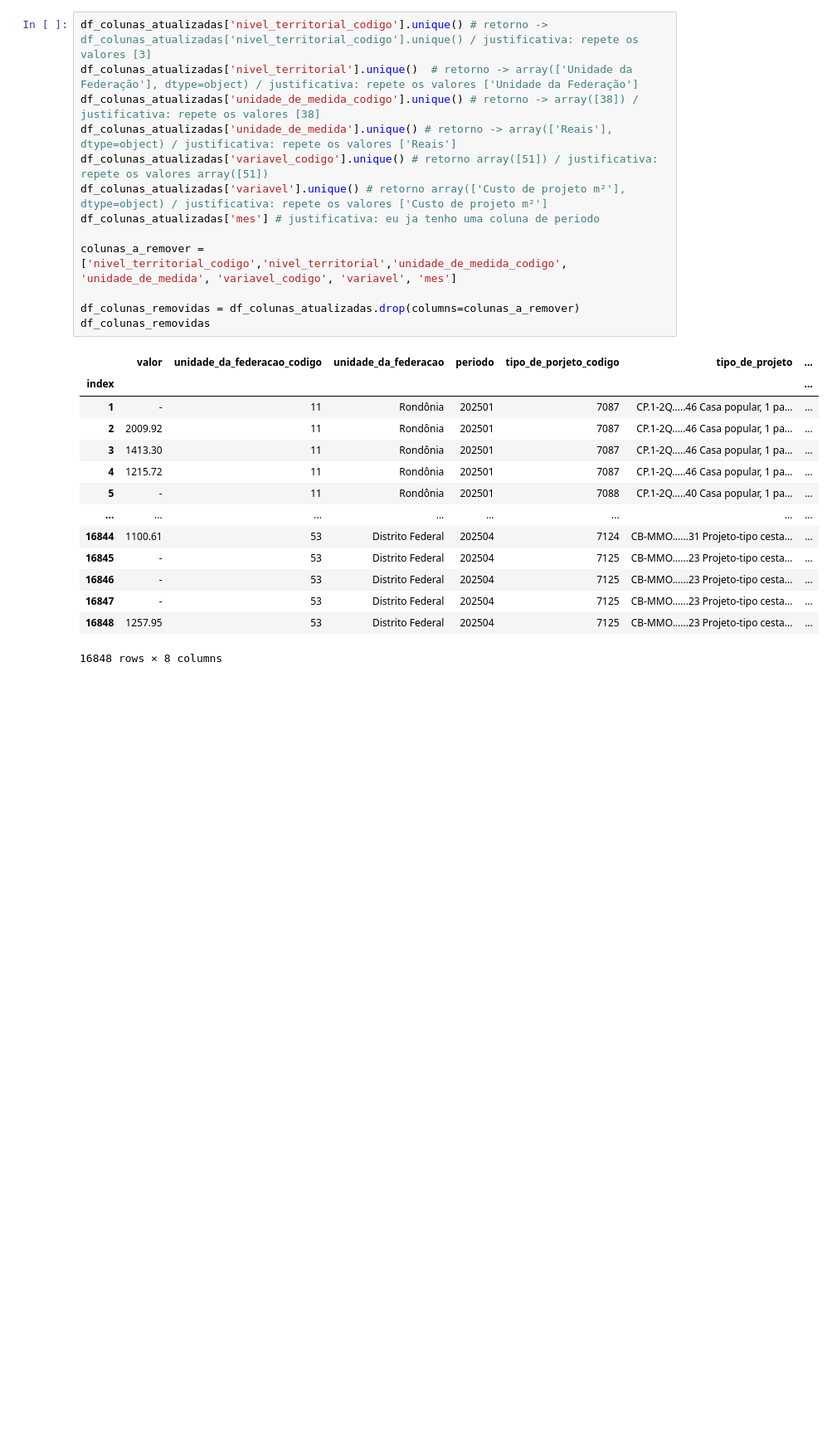
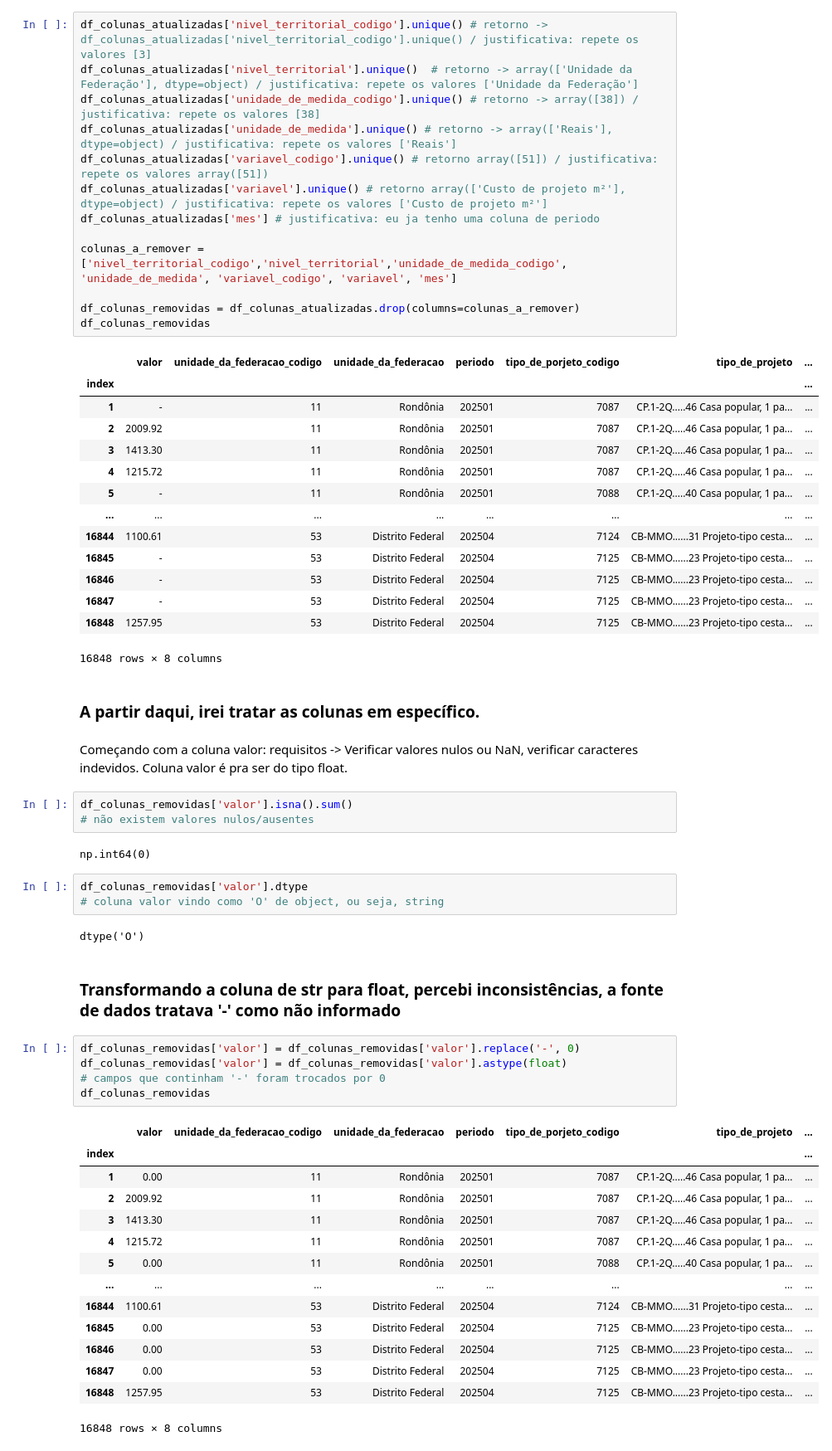
Before and after one commit to Imbob-Plataform/Sinapi-analysis, a Jupyter notebook: notebooks/01-tratamento_dados.ipynb, the cells around one changed output. Shown: that part at 83% size. Saved outputs shown, nothing was run; the diff lists cells and outputs as text; blank space fills up the shorter version.

Commit message:
feat: transformando a coluna valor

```diff
--- a/notebooks/01-tratamento_dados.ipynb
+++ b/notebooks/01-tratamento_dados.ipynb
@@ -120,3 +120,39 @@ df_colunas_removidas
 | 16847 | - | 53 | Distrito Federal | 202504 | 7125 | CB-MMO......23 Projeto-tipo cesta... | ... |
 | 16848 | 1257.95 | 53 | Distrito Federal | 202504 | 7125 | CB-MMO......23 Projeto-tipo cesta... | ... |
 16848 rows × 8 columns
+# %% [markdown]
+### A partir daqui, irei tratar as colunas em específico.
+# %% [markdown]
+Começando com a coluna valor: requisitos -> Verificar valores nulos ou NaN, verificar caracteres indevidos. Coluna valor é pra ser do tipo float.
+# %%
+df_colunas_removidas['valor'].isna().sum()
+# não existem valores nulos/ausentes
+# %% [output]
+np.int64(0)
+# %%
+df_colunas_removidas['valor'].dtype
+# coluna valor vindo como 'O' de object, ou seja, string
+# %% [output]
+dtype('O')
+# %% [markdown]
+### Transformando a coluna de str para float, percebi inconsistências, a fonte de dados tratava '-' como não informado
+# %%
+df_colunas_removidas['valor'] = df_colunas_removidas['valor'].replace('-', 0)
+df_colunas_removidas['valor'] = df_colunas_removidas['valor'].astype(float)
+# campos que continham '-' foram trocados por 0
+df_colunas_removidas
+# %% [output]
+|  | valor | unidade_da_federacao_codigo | unidade_da_federacao | periodo | tipo_de_porjeto_codigo | tipo_de_projeto | ... |
+| index |  |  |  |  |  |  | ... |
+| 1 | 0.00 | 11 | Rondônia | 202501 | 7087 | CP.1-2Q.....46 Casa popular, 1 pa... | ... |
+| 2 | 2009.92 | 11 | Rondônia | 202501 | 7087 | CP.1-2Q.....46 Casa popular, 1 pa... | ... |
+| 3 | 1413.30 | 11 | Rondônia | 202501 | 7087 | CP.1-2Q.....46 Casa popular, 1 pa... | ... |
+| 4 | 1215.72 | 11 | Rondônia | 202501 | 7087 | CP.1-2Q.....46 Casa popular, 1 pa... | ... |
+| 5 | 0.00 | 11 | Rondônia | 202501 | 7088 | CP.1-2Q.....40 Casa popular, 1 pa... | ... |
+| ... | ... | ... | ... | ... | ... | ... | ... |
+| 16844 | 1100.61 | 53 | Distrito Federal | 202504 | 7124 | CB-MMO......31 Projeto-tipo cesta... | ... |
+| 16845 | 0.00 | 53 | Distrito Federal | 202504 | 7125 | CB-MMO......23 Projeto-tipo cesta... | ... |
+| 16846 | 0.00 | 53 | Distrito Federal | 202504 | 7125 | CB-MMO......23 Projeto-tipo cesta... | ... |
+| 16847 | 0.00 | 53 | Distrito Federal | 202504 | 7125 | CB-MMO......23 Projeto-tipo cesta... | ... |
+| 16848 | 1257.95 | 53 | Distrito Federal | 202504 | 7125 | CB-MMO......23 Projeto-tipo cesta... | ... |
+16848 rows × 8 columns
```
